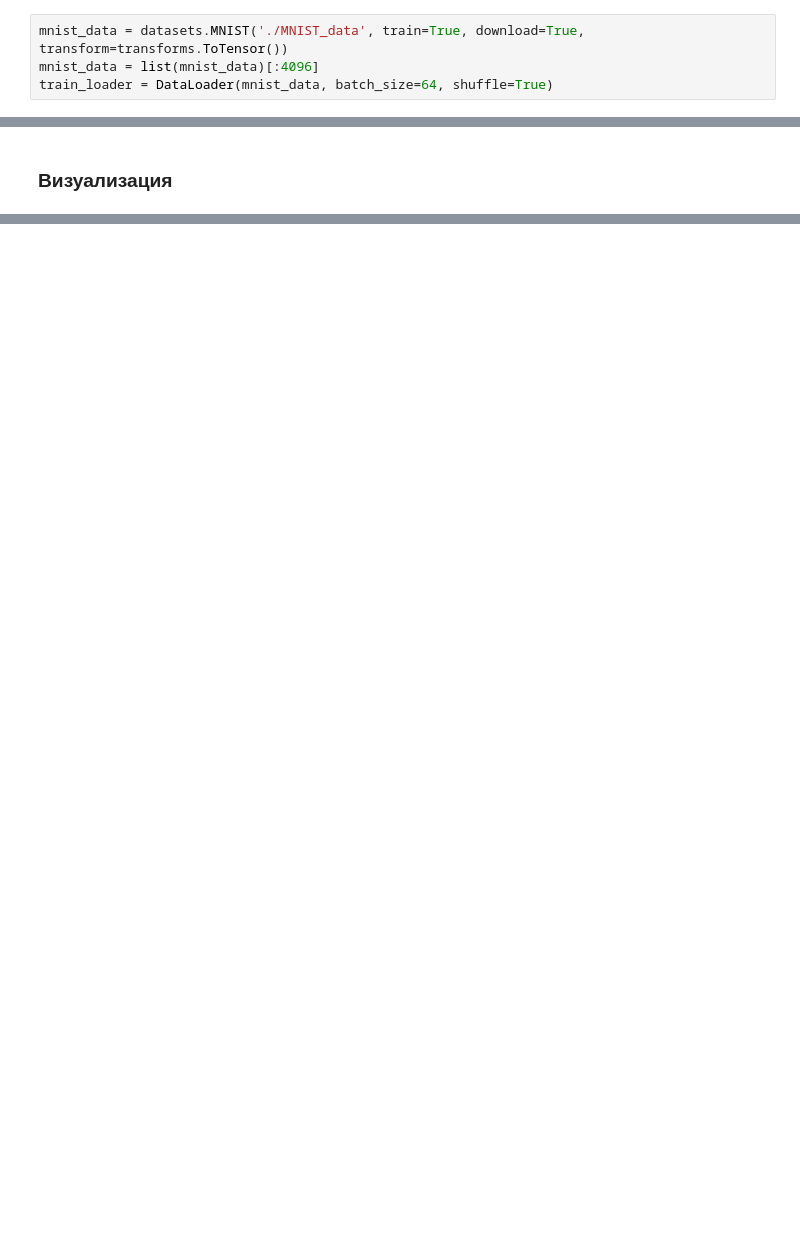
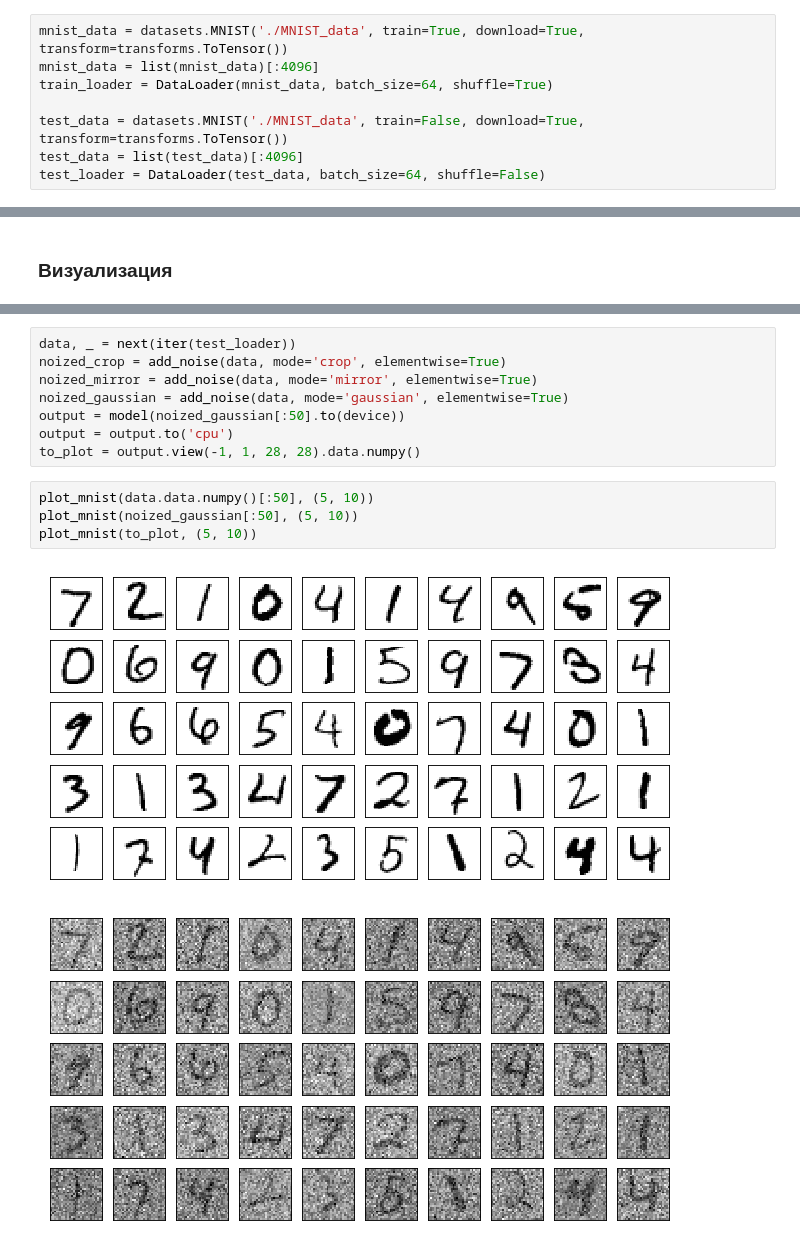
Before and after one commit to vokashlob/OTUS, a Jupyter notebook: OTUS_"denoising_ae_ipynb".ipynb, the cells around one changed output, grey strips where cells are left out. Cells and saved outputs as stored; diff of their text form; blank space fills up the shorter version.

```diff
--- a/OTUS_"denoising_ae_ipynb".ipynb
+++ b/OTUS_"denoising_ae_ipynb".ipynb
@@ -635,3 +635,7 @@ plt.title(f'Распределение классов на выборке из {
 mnist_data = datasets.MNIST('./MNIST_data', train=True, download=True, transform=transforms.ToTensor())
 mnist_data = list(mnist_data)[:4096]
 train_loader = DataLoader(mnist_data, batch_size=64, shuffle=True)
+
+test_data = datasets.MNIST('./MNIST_data', train=False, download=True, transform=transforms.ToTensor())
+test_data = list(test_data)[:4096]
+test_loader = DataLoader(test_data, batch_size=64, shuffle=False)
@@ -824,0 +818,15 @@ for k in range(0, 20, 5):
+# %%
+data, _ = next(iter(test_loader))
+noized_crop = add_noise(data, mode='crop', elementwise=True)
+noized_mirror = add_noise(data, mode='mirror', elementwise=True)
+noized_gaussian = add_noise(data, mode='gaussian', elementwise=True)
+output = model(noized_gaussian[:50].to(device))
+output = output.to('cpu')
+to_plot = output.view(-1, 1, 28, 28).data.numpy()
+# %%
+plot_mnist(data.data.numpy()[:50], (5, 10))
+plot_mnist(noized_gaussian[:50], (5, 10))
+plot_mnist(to_plot, (5, 10))
+# %% [output]
+[figure, added]
+[figure, added]
```
Also changed, not shown: parts of 5 cells of this notebook.
